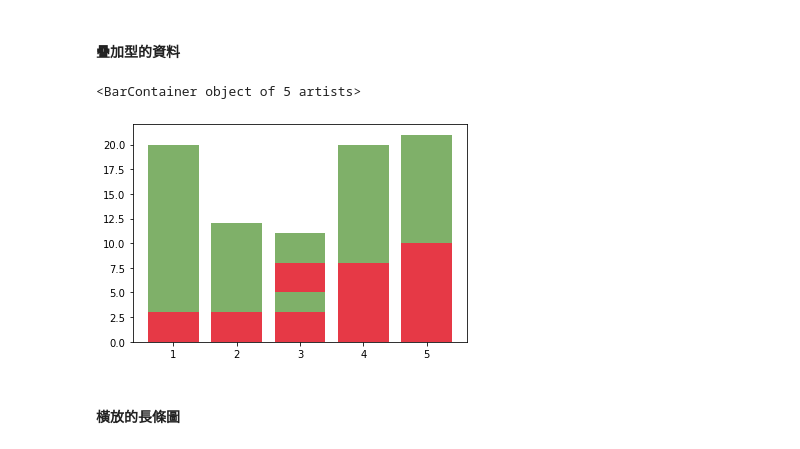
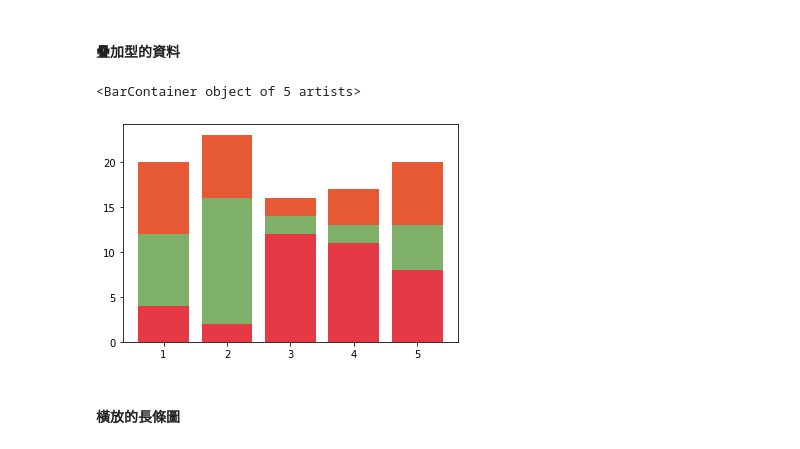
Before and after one commit to jimchen4/IMLP, a Jupyter notebook: Unit02/2.3.2_Matplotlib資料視覺化.ipynb, the cells around one changed output. Drawn from its saved outputs; the diff is of its cells as text; code cells hidden in the pictures.

```diff
--- a/Unit02/2.3.2_Matplotlib資料視覺化.ipynb
+++ b/Unit02/2.3.2_Matplotlib資料視覺化.ipynb
@@ -280,13 +289,13 @@ plt.bar(x, [6, 3, 12, 5, 8], width=0.4, ec='none', fc='#7fb069')
 # %%
 A = np.random.randint(2, 15, 5)
 B = np.random.randint(2, 15, 5)
 C = np.random.randint(2, 15, 5)
 
 plt.bar(x, A, fc='#e63946')
 plt.bar(x, B, fc='#7fb069', ec='none', bottom=A)
-plt.bar(x, C, fc='#7fb069', ec='none', bottom=B)
+plt.bar(x, C, fc='#e55934', ec='none', bottom=A + B)
 # %% [output]
 <BarContainer object of 5 artists>
-[figure, old version]
+[figure, new version]
 # %% [markdown]
 #### 橫放的長條圖
```
Also changed, not shown: parts of 34 cells of this notebook, 1 other file.
